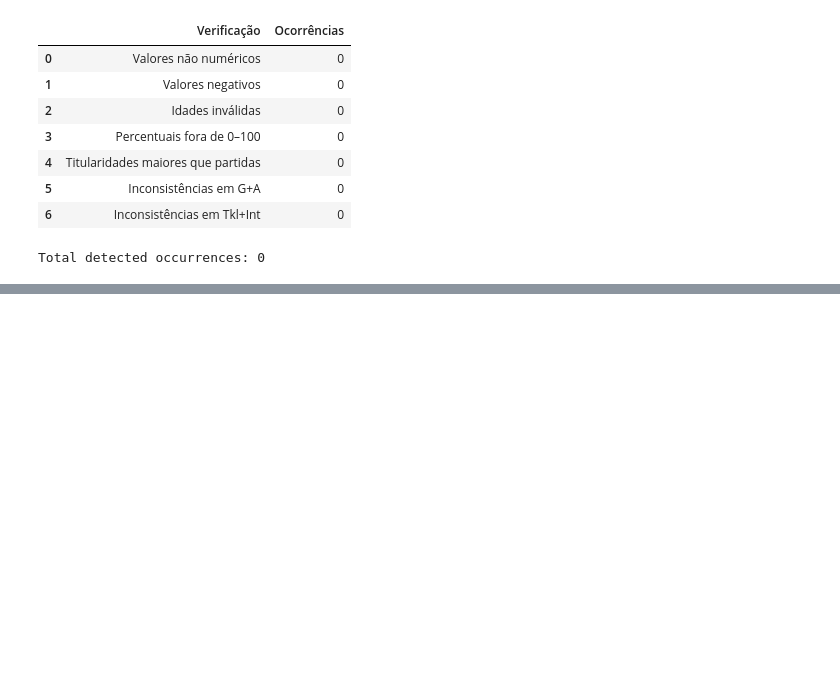
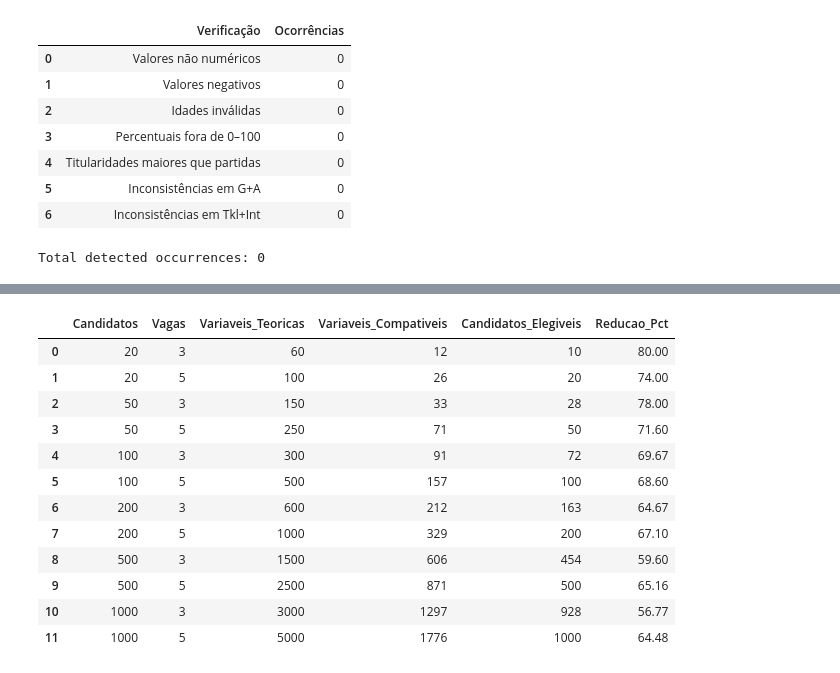
Before and after one commit to LunusMax/mathematical-programming, a Jupyter notebook: trabalho_pratico/fase_2/analise_exploratoria.ipynb, the cells around one changed output, grey strips where cells are left out. Drawn from its saved outputs; the diff is of its cells as text; code cells hidden in the pictures; blank space fills up the shorter version.

Commit message:
feat: add optimization instance dimensioning and positional feasibility analysis

```diff
--- a/trabalho_pratico/fase_2/analise_exploratoria.ipynb
+++ b/trabalho_pratico/fase_2/analise_exploratoria.ipynb
@@ -898,0 +1076,97 @@ Total detected occurrences: 0
+# %%
+# ============================================================
+# MILP instance dimensioning
+# ============================================================
+
+CANDIDATE_SIZES = [20, 50, 100, 200, 500, 1000]
+VACANCY_SIZES = [3, 5]
+
+def get_positions(value):
+    """Extract eligible positions from a player record."""
+    return set(
+        position.strip().upper()
+        for position in str(value).split(",")
+        if position.strip()
+    )
+
+# Select potential replacement slots from the reference squad
+# Players with fewer minutes are replaced first
+replacement_order = reference_squad.sort_values("Minutos")
+
+# Candidate subsets are nested and ordered by minutes
+ordered_candidates = (
+    candidate_pool
+    .sort_values("Minutos", ascending=False)
+    .reset_index(drop=True)
+)
+
+dimension_results = []
+
+for n_candidates in CANDIDATE_SIZES:
+
+    candidates = ordered_candidates.head(n_candidates)
+
+    for n_vacancies in VACANCY_SIZES:
+
+        vacancies = replacement_order.head(n_vacancies)
+
+        # Total candidate-slot combinations
+        theoretical_variables = len(candidates) * len(vacancies)
+
+        # Position-compatible combinations
+        compatible_variables = 0
+        candidates_with_options = 0
+
+        for _, candidate in candidates.iterrows():
+
+            candidate_positions = get_positions(candidate["Pos."])
+            has_option = False
+
+            for _, vacancy in vacancies.iterrows():
+
+                vacancy_positions = get_positions(vacancy["Pos."])
+
+                if candidate_positions & vacancy_positions:
+                    compatible_variables += 1
+                    has_option = True
+
+            if has_option:
+                candidates_with_options += 1
+
+        dimension_results.append({
+            "Candidatos": len(candidates),
+            "Vagas": len(vacancies),
+            "Variaveis_Teoricas": theoretical_variables,
+            "Variaveis_Compativeis": compatible_variables,
+            "Candidatos_Elegiveis": candidates_with_options,
+            "Reducao_Pct": round(
+                100 * (1 - compatible_variables / theoretical_variables),
+                2
+            )
+        })
+
+dimension_df = pd.DataFrame(dimension_results)
+
+display(dimension_df)
+
+RESULTS_DIR = Path("results")
+RESULTS_DIR.mkdir(parents=True, exist_ok=True)
+
+dimension_df.to_csv(
+    RESULTS_DIR / "instance_dimensions.csv",
+    index=False
+)
+# %% [output]
+|  | Candidatos | Vagas | Variaveis_Teoricas | Variaveis_Compativeis | Candidatos_Elegiveis | Reducao_Pct |
+| 0 | 20 | 3 | 60 | 12 | 10 | 80.00 |
+| 1 | 20 | 5 | 100 | 26 | 20 | 74.00 |
+| 2 | 50 | 3 | 150 | 33 | 28 | 78.00 |
+| 3 | 50 | 5 | 250 | 71 | 50 | 71.60 |
+| 4 | 100 | 3 | 300 | 91 | 72 | 69.67 |
+| 5 | 100 | 5 | 500 | 157 | 100 | 68.60 |
+| 6 | 200 | 3 | 600 | 212 | 163 | 64.67 |
+| 7 | 200 | 5 | 1000 | 329 | 200 | 67.10 |
+| 8 | 500 | 3 | 1500 | 606 | 454 | 59.60 |
+| 9 | 500 | 5 | 2500 | 871 | 500 | 65.16 |
+| 10 | 1000 | 3 | 3000 | 1297 | 928 | 56.77 |
+| 11 | 1000 | 5 | 5000 | 1776 | 1000 | 64.48 |
```
Also changed, not shown: parts of 5 cells of this notebook, 2 other files.
